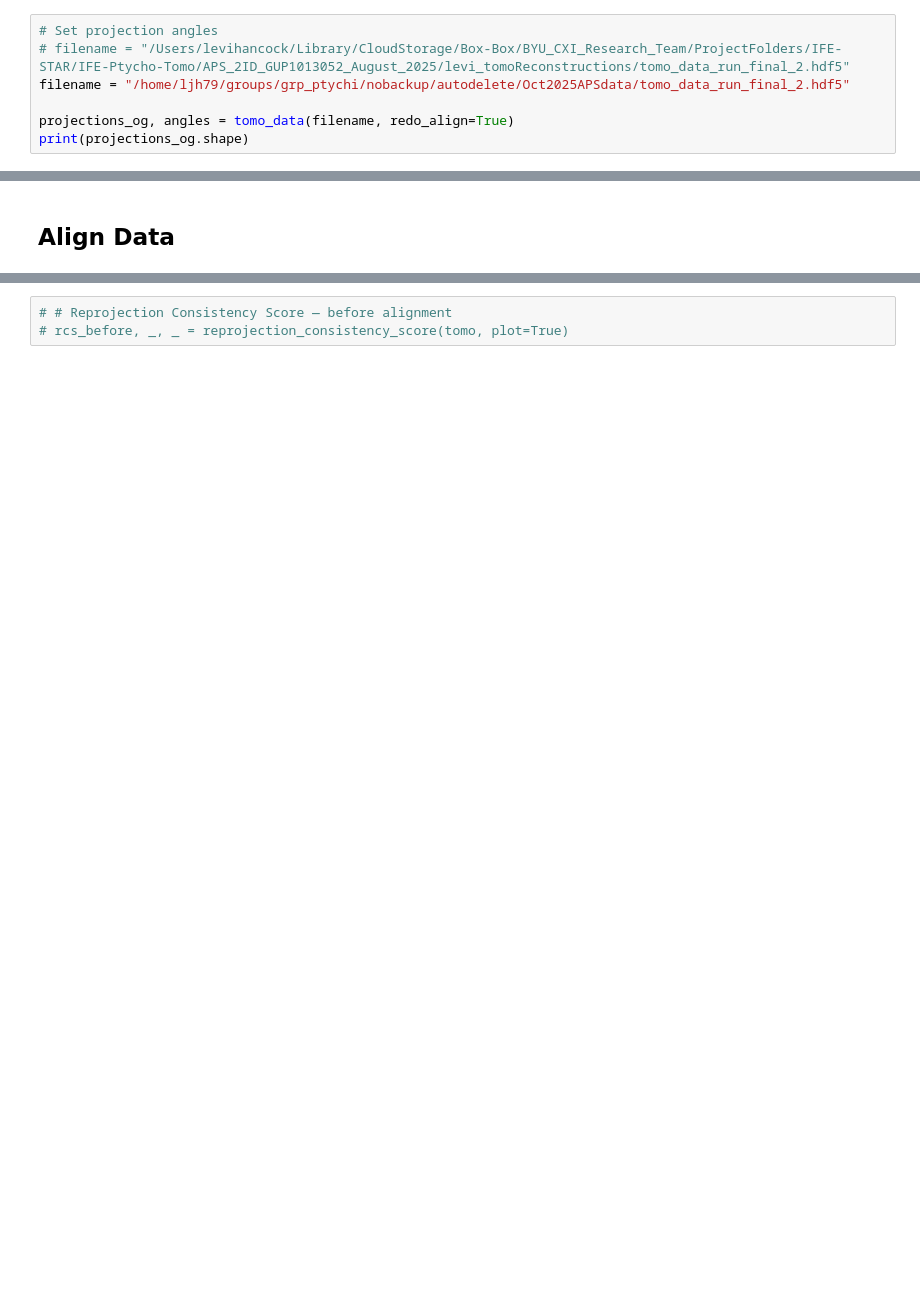
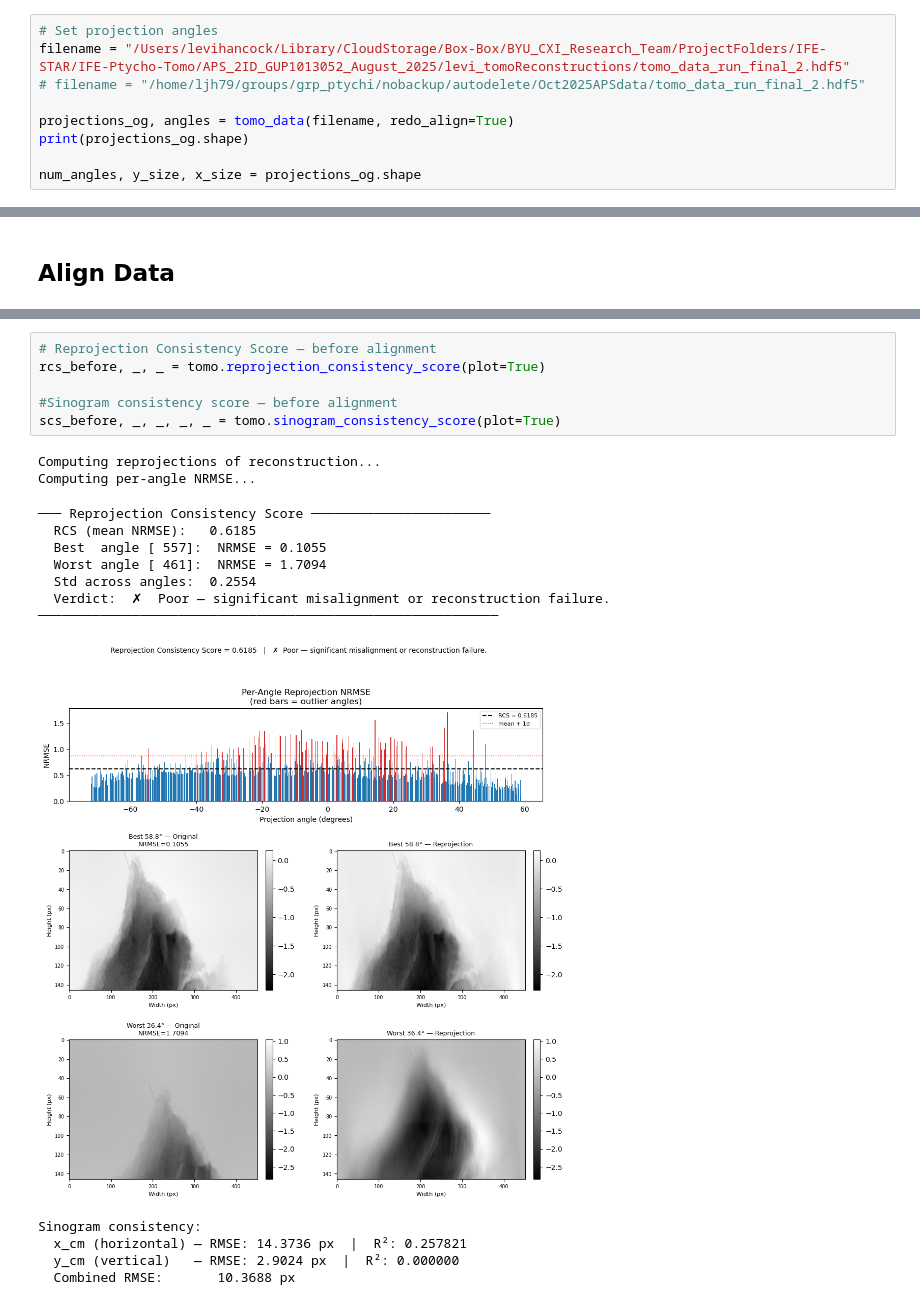
Before and after one commit to levijh1/TomoMono, a Jupyter notebook: test_taylor_alignment_methods_realData.ipynb, the cells around one changed output, grey strips where cells are left out. Saved outputs shown, nothing was run; the diff lists cells and outputs as text; blank space fills up the shorter version.

```diff
--- a/test_taylor_alignment_methods_realData.ipynb
+++ b/test_taylor_alignment_methods_realData.ipynb
@@ -31,11 +24,13 @@ def tomo_data(file,redo_align=False):
 ## Import real Data
 # %%
 # Set projection angles
-# filename = "/Users/levihancock/Library/CloudStorage/Box-Box/BYU_CXI_Research_Team/ProjectFolders/IFE-STAR/IFE-Ptycho-Tomo/APS_2ID_GUP1013052_August_2025/levi_tomoReconstructions/tomo_data_run_final_2.hdf5"
-filename = "/home/ljh79/groups/grp_ptychi/nobackup/autodelete/Oct2025APSdata/tomo_data_run_final_2.hdf5"
+filename = "/Users/levihancock/Library/CloudStorage/Box-Box/BYU_CXI_Research_Team/ProjectFolders/IFE-STAR/IFE-Ptycho-Tomo/APS_2ID_GUP1013052_August_2025/levi_tomoReconstructions/tomo_data_run_final_2.hdf5"
+# filename = "/home/ljh79/groups/grp_ptychi/nobackup/autodelete/Oct2025APSdata/tomo_data_run_final_2.hdf5"
 
 projections_og, angles = tomo_data(filename, redo_align=True)
 print(projections_og.shape)
+
+num_angles, y_size, x_size = projections_og.shape
 # %% [output]
 (558, 585, 1810)
 # %%
@@ -86,3 +87,21 @@ Using CPU-based reconstruction. Algorithm:  fbp
 # %%
-# # Reprojection Consistency Score — before alignment
-# rcs_before, _, _ = reprojection_consistency_score(tomo, plot=True)
+# Reprojection Consistency Score — before alignment
+rcs_before, _, _ = tomo.reprojection_consistency_score(plot=True)
+
+#Sinogram consistency score — before alignment
+scs_before, _, _, _, _ = tomo.sinogram_consistency_score(plot=True)
+# %% [output]
+Computing reprojections of reconstruction...
+Computing per-angle NRMSE...
+─── Reprojection Consistency Score ───────────────────────
+  RCS (mean NRMSE):   0.6185
+  Best  angle [ 557]:  NRMSE = 0.1055
+  Worst angle [ 461]:  NRMSE = 1.7094
+  Std across angles:  0.2554
+  Verdict:  ✗  Poor — significant misalignment or reconstruction failure.
+───────────────────────────────────────────────────────────
+[figure, added]
+Sinogram consistency:
+  x_cm (horizontal) — RMSE: 14.3736 px  |  R²: 0.257821
+  y_cm (vertical)   — RMSE: 2.9024 px  |  R²: 0.000000
+  Combined RMSE:       10.3688 px
```
Also changed, not shown: parts of 9 cells of this notebook, 5 other files.
